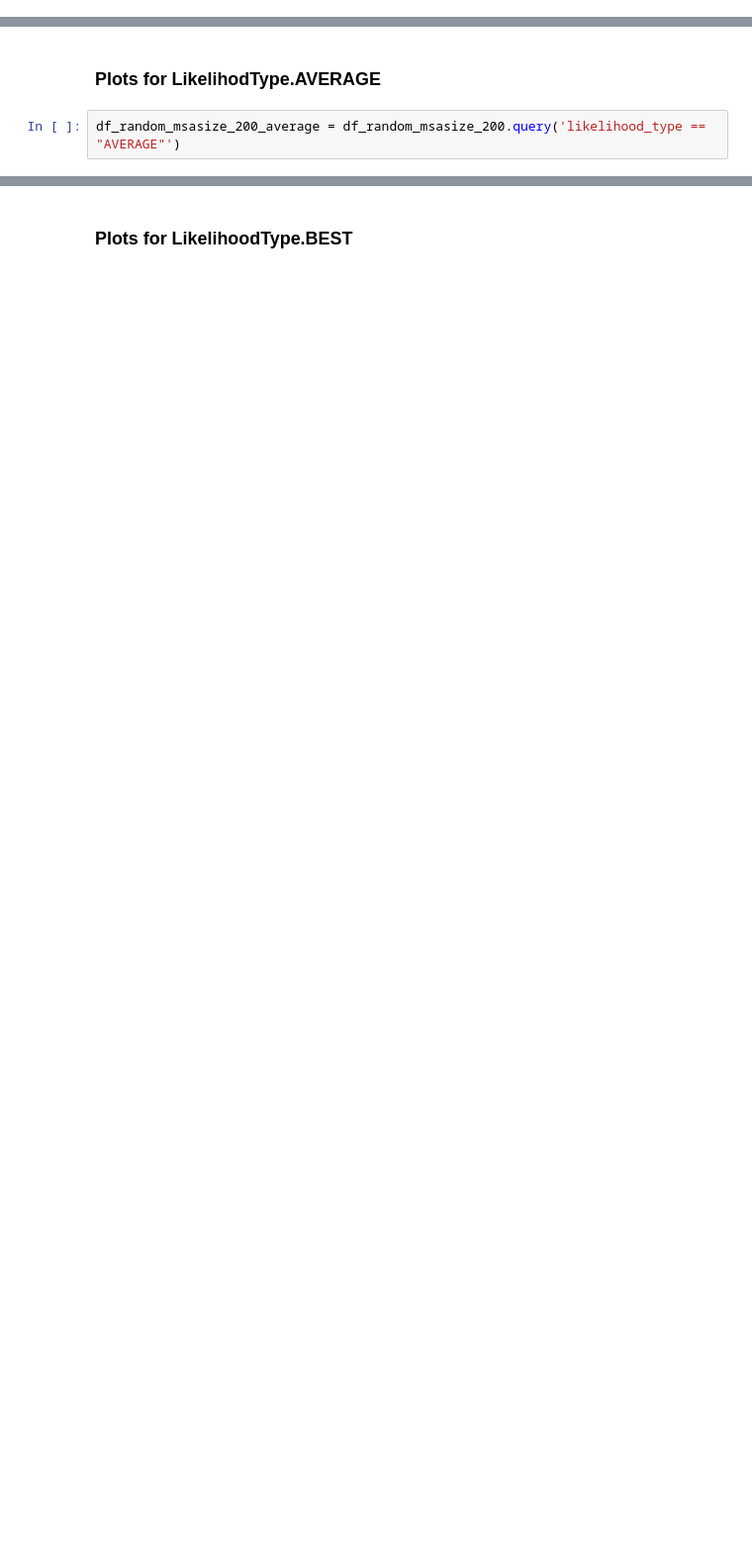
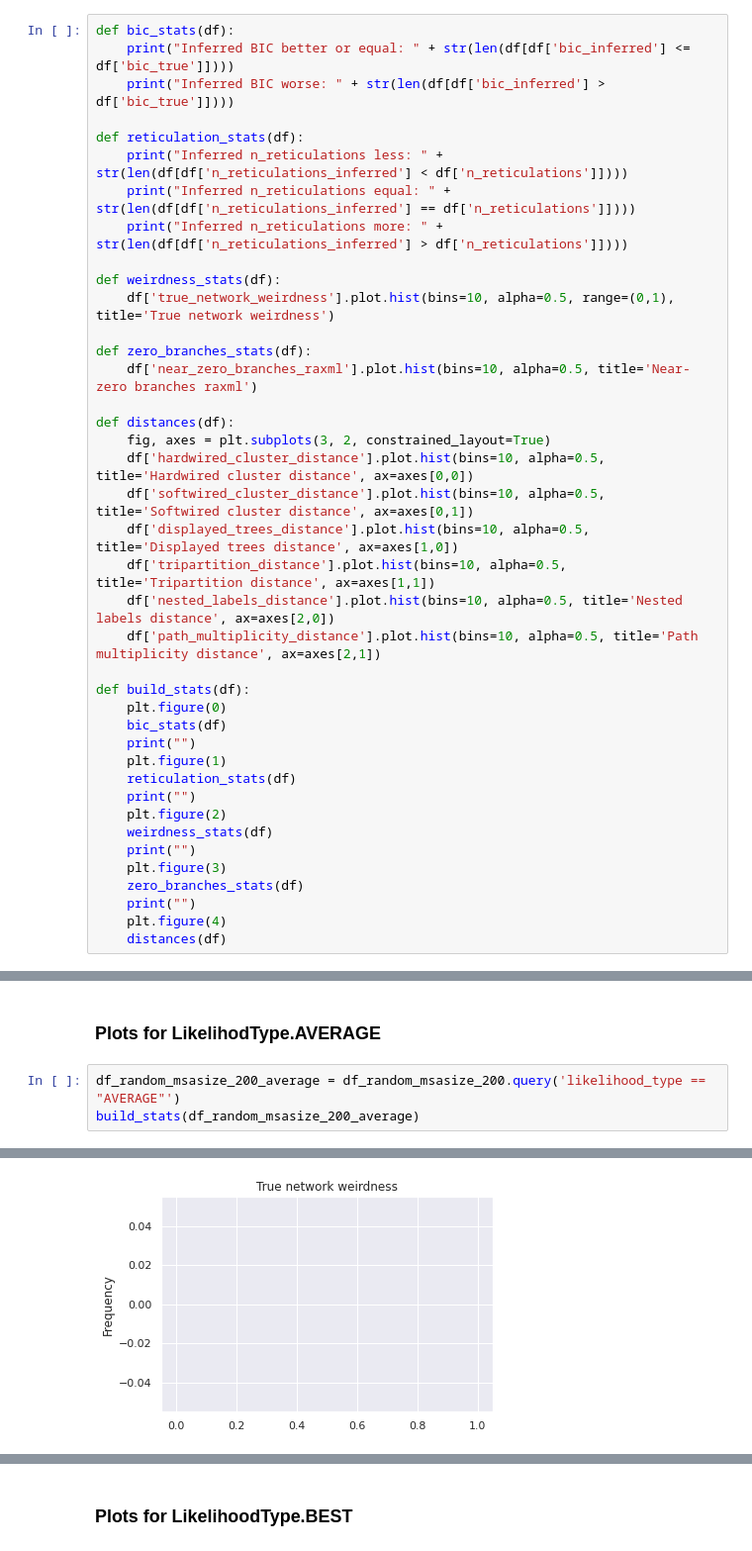
Before and after one commit to lutteropp/NetRAX, a Jupyter notebook: simulator/src/network/logic/NetRAX Experiment Evaluation.ipynb, the cells around one changed output, grey strips where cells are left out. Shown at 99% size. Cells and saved outputs as stored; diff of their text form; blank space fills up the shorter version.

Commit message:
more plots

```diff
--- a/simulator/src/network/logic/NetRAX Experiment Evaluation.ipynb
+++ b/simulator/src/network/logic/NetRAX Experiment Evaluation.ipynb
@@ -14,3 +7,43 @@ def build_stats(df):
+# %%
+def bic_stats(df):
+    print("Inferred BIC better or equal: " + str(len(df[df['bic_inferred'] <= df['bic_true']])))
+    print("Inferred BIC worse: " + str(len(df[df['bic_inferred'] > df['bic_true']])))
+
+def reticulation_stats(df):
+    print("Inferred n_reticulations less: " + str(len(df[df['n_reticulations_inferred'] < df['n_reticulations']])))
+    print("Inferred n_reticulations equal: " + str(len(df[df['n_reticulations_inferred'] == df['n_reticulations']])))
+    print("Inferred n_reticulations more: " + str(len(df[df['n_reticulations_inferred'] > df['n_reticulations']])))
+
+def weirdness_stats(df):
+    df['true_network_weirdness'].plot.hist(bins=10, alpha=0.5, range=(0,1), title='True network weirdness')
+
+def zero_branches_stats(df):
+    df['near_zero_branches_raxml'].plot.hist(bins=10, alpha=0.5, title='Near-zero branches raxml')
+
+def distances(df):
+    fig, axes = plt.subplots(3, 2, constrained_layout=True)
+    df['hardwired_cluster_distance'].plot.hist(bins=10, alpha=0.5, title='Hardwired cluster distance', ax=axes[0,0])
+    df['softwired_cluster_distance'].plot.hist(bins=10, alpha=0.5, title='Softwired cluster distance', ax=axes[0,1])
+    df['displayed_trees_distance'].plot.hist(bins=10, alpha=0.5, title='Displayed trees distance', ax=axes[1,0])
+    df['tripartition_distance'].plot.hist(bins=10, alpha=0.5, title='Tripartition distance', ax=axes[1,1])
+    df['nested_labels_distance'].plot.hist(bins=10, alpha=0.5, title='Nested labels distance', ax=axes[2,0])
+    df['path_multiplicity_distance'].plot.hist(bins=10, alpha=0.5, title='Path multiplicity distance', ax=axes[2,1])
+
+def build_stats(df):
+    plt.figure(0)
+    bic_stats(df)
+    print("")
+    plt.figure(1)
+    reticulation_stats(df)
+    print("")
+    plt.figure(2)
+    weirdness_stats(df)
+    print("")
+    plt.figure(3)
+    zero_branches_stats(df)
+    print("")
+    plt.figure(4)
+    distances(df)
 # %% [markdown]
 Load the result CSV:
 # %%
@@ -144,3 +309,5 @@ build_stats(df_random_msasize_200)
 ### Plots for LikelihodType.AVERAGE
 # %%
 df_random_msasize_200_average = df_random_msasize_200.query('likelihood_type == "AVERAGE"')
+build_stats(df_random_msasize_200_average)
+# %% [output]
@@ -146,0 +322 @@ df_random_msasize_200_average = df_random_msasize_200.query('likelihood_type ==
+[figure, added]
```
Also changed, not shown: parts of 20 cells of this notebook.
